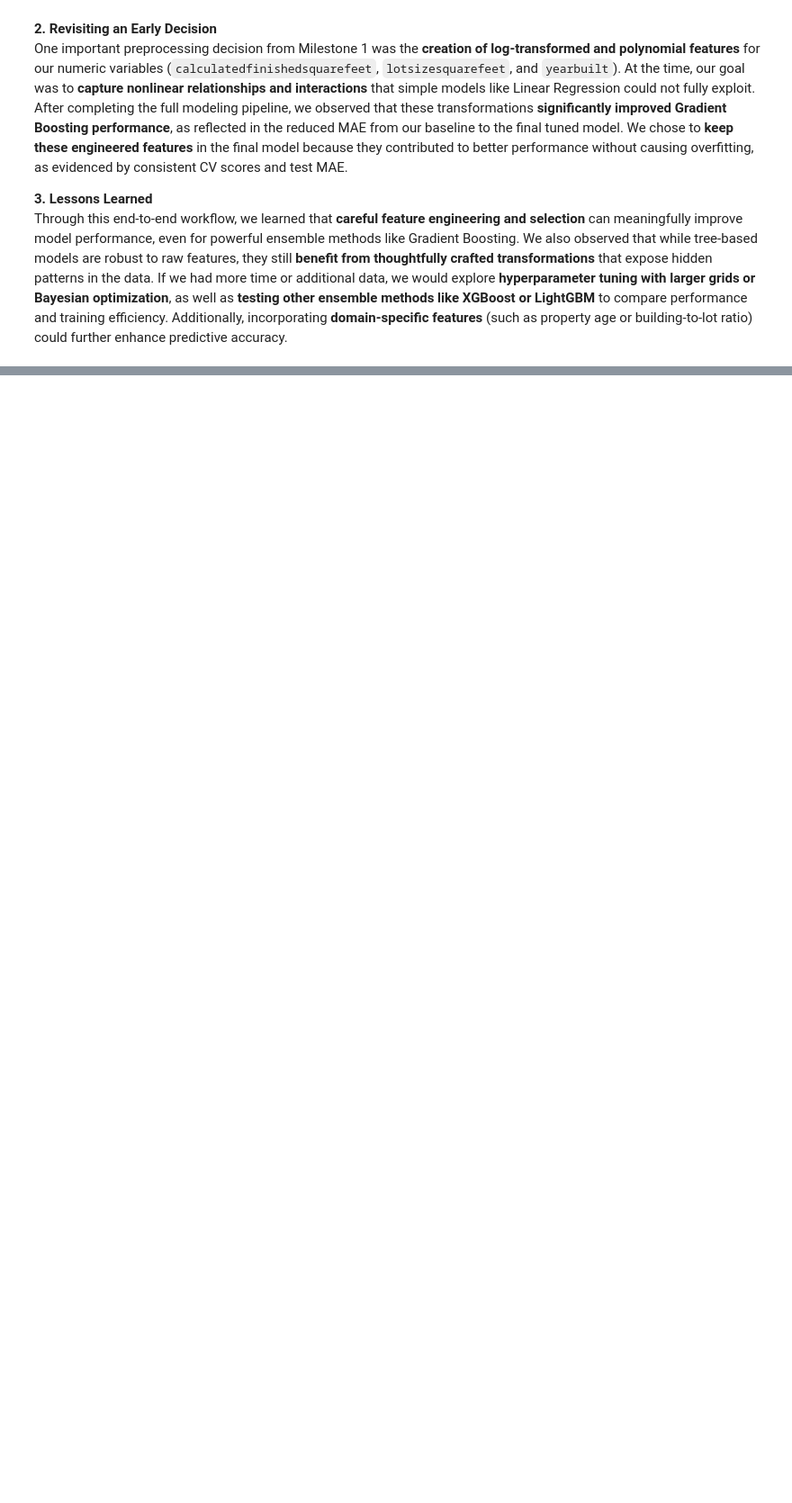
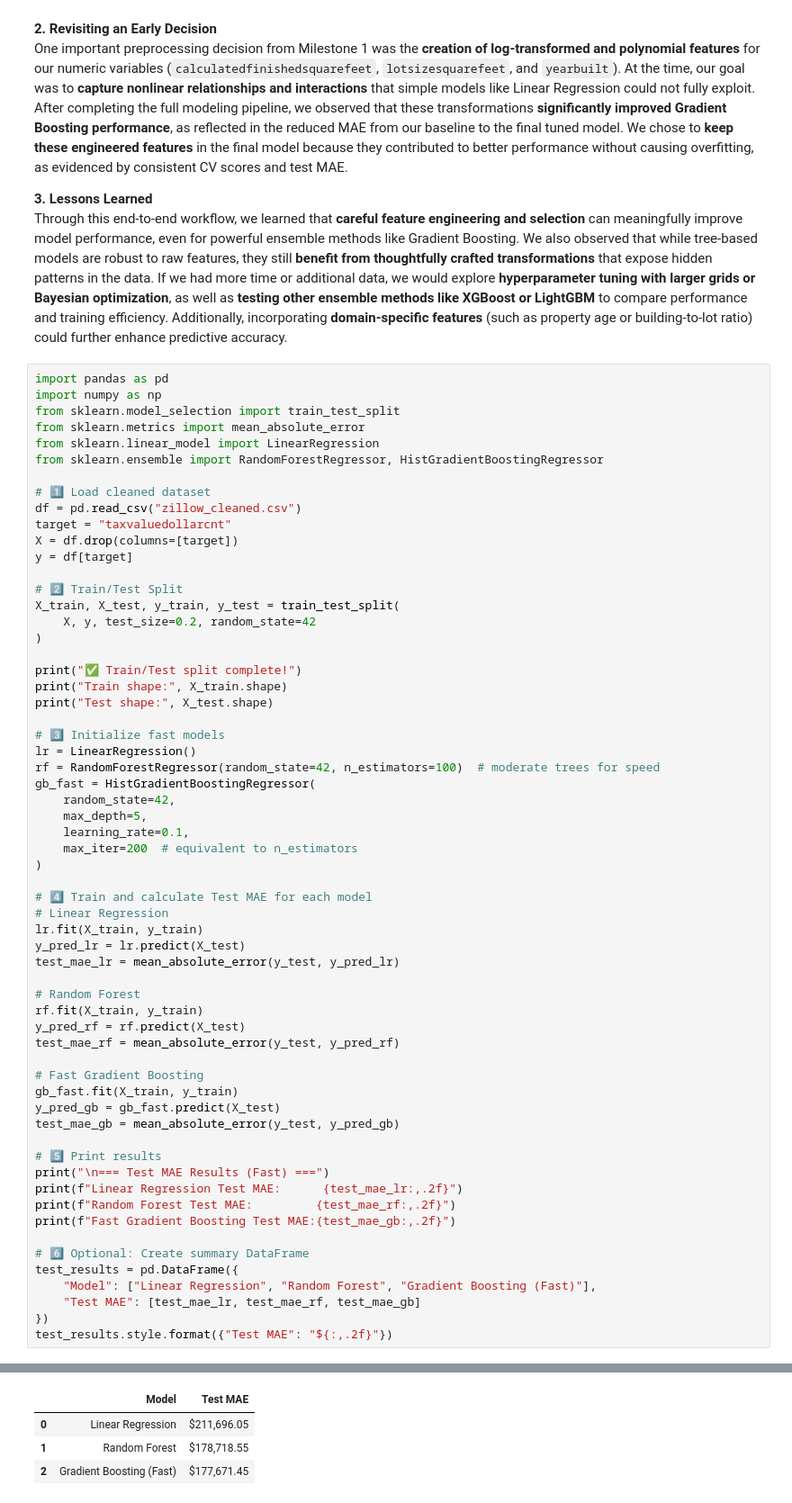
Before and after one commit to tetianakravchuk/MilestoneOneMachineLearning, a Jupyter notebook: Milestone_02.ipynb, the cells around one changed output, grey strips where cells are left out. Shown at 90% size. Drawn from its saved outputs; the diff is of its cells as text; blank space fills up the shorter version.

```diff
--- a/Milestone_02.ipynb
+++ b/Milestone_02.ipynb
@@ -921,3 +948,65 @@ One important preprocessing decision from Milestone 1 was the **creation of log-
 
 **3. Lessons Learned**
 Through this end-to-end workflow, we learned that **careful feature engineering and selection** can meaningfully improve model performance, even for powerful ensemble methods like Gradient Boosting. We also observed that while tree-based models are robust to raw features, they still **benefit from thoughtfully crafted transformations** that expose hidden patterns in the data. If we had more time or additional data, we would explore **hyperparameter tuning with larger grids or Bayesian optimization**, as well as **testing other ensemble methods like XGBoost or LightGBM** to compare performance and training efficiency. Additionally, incorporating **domain-specific features** (such as property age or building-to-lot ratio) could further enhance predictive accuracy.
+# %%
+import pandas as pd
+import numpy as np
+from sklearn.model_selection import train_test_split
+from sklearn.metrics import mean_absolute_error
+from sklearn.linear_model import LinearRegression
+from sklearn.ensemble import RandomForestRegressor, HistGradientBoostingRegressor
+
+# 1️⃣ Load cleaned dataset
+df = pd.read_csv("zillow_cleaned.csv")
+target = "taxvaluedollarcnt"
+X = df.drop(columns=[target])
+y = df[target]
+
+# 2️⃣ Train/Test Split
+X_train, X_test, y_train, y_test = train_test_split(
+    X, y, test_size=0.2, random_state=42
+)
+
+print("✅ Train/Test split complete!")
+print("Train shape:", X_train.shape)
+print("Test shape:", X_test.shape)
+
+# 3️⃣ Initialize fast models
+lr = LinearRegression()
+rf = RandomForestRegressor(random_state=42, n_estimators=100)  # moderate trees for speed
+gb_fast = HistGradientBoostingRegressor(
+    random_state=42,
+    max_depth=5,
+    learning_rate=0.1,
+    max_iter=200  # equivalent to n_estimators
+)
+
+# 4️⃣ Train and calculate Test MAE for each model
+# Linear Regression
+lr.fit(X_train, y_train)
+y_pred_lr = lr.predict(X_test)
+test_mae_lr = mean_absolute_error(y_test, y_pred_lr)
+
+# Random Forest
+rf.fit(X_train, y_train)
+y_pred_rf = rf.predict(X_test)
+test_mae_rf = mean_absolute_error(y_test, y_pred_rf)
+
+# Fast Gradient Boosting
+gb_fast.fit(X_train, y_train)
+y_pred_gb = gb_fast.predict(X_test)
+test_mae_gb = mean_absolute_error(y_test, y_pred_gb)
+
+# 5️⃣ Print results
+print("\n=== Test MAE Results (Fast) ===")
+print(f"Linear Regression Test MAE:      {test_mae_lr:,.2f}")
+print(f"Random Forest Test MAE:         {test_mae_rf:,.2f}")
+print(f"Fast Gradient Boosting Test MAE:{test_mae_gb:,.2f}")
+
+# 6️⃣ Optional: Create summary DataFrame
+test_results = pd.DataFrame({
+    "Model": ["Linear Regression", "Random Forest", "Gradient Boosting (Fast)"],
+    "Test MAE": [test_mae_lr, test_mae_rf, test_mae_gb]
+})
+test_results.style.format({"Test MAE": "${:,.2f}"})
+# %% [output]
@@ -924,3 +1021,7 @@ Through this end-to-end workflow, we learned that **careful feature engineering
+|  | Model | Test MAE |
+| 0 | Linear Regression | $211,696.05 |
+| 1 | Random Forest | $178,718.55 |
+| 2 | Gradient Boosting (Fast) | $177,671.45 |
 # %%
 import pandas as pd
 
```
Also changed, not shown: parts of 11 cells of this notebook.
